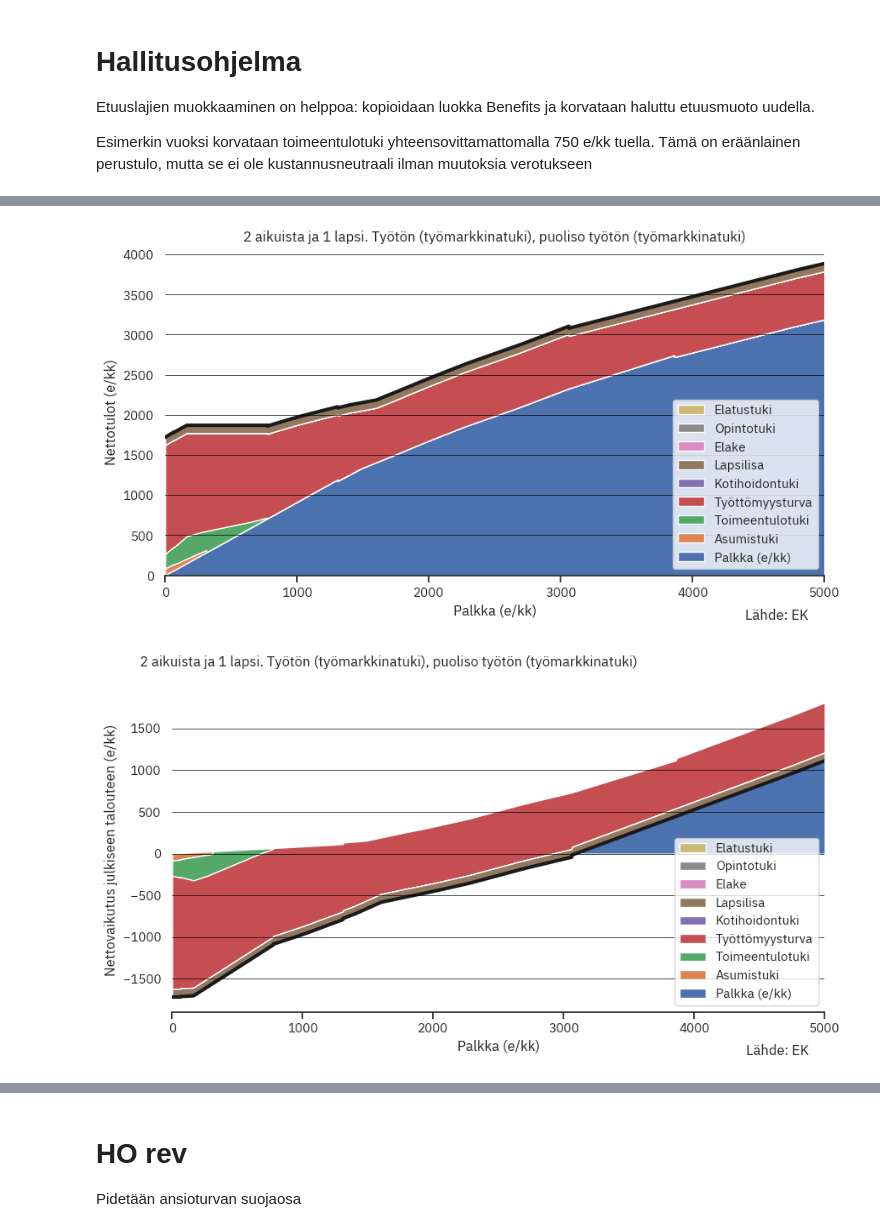
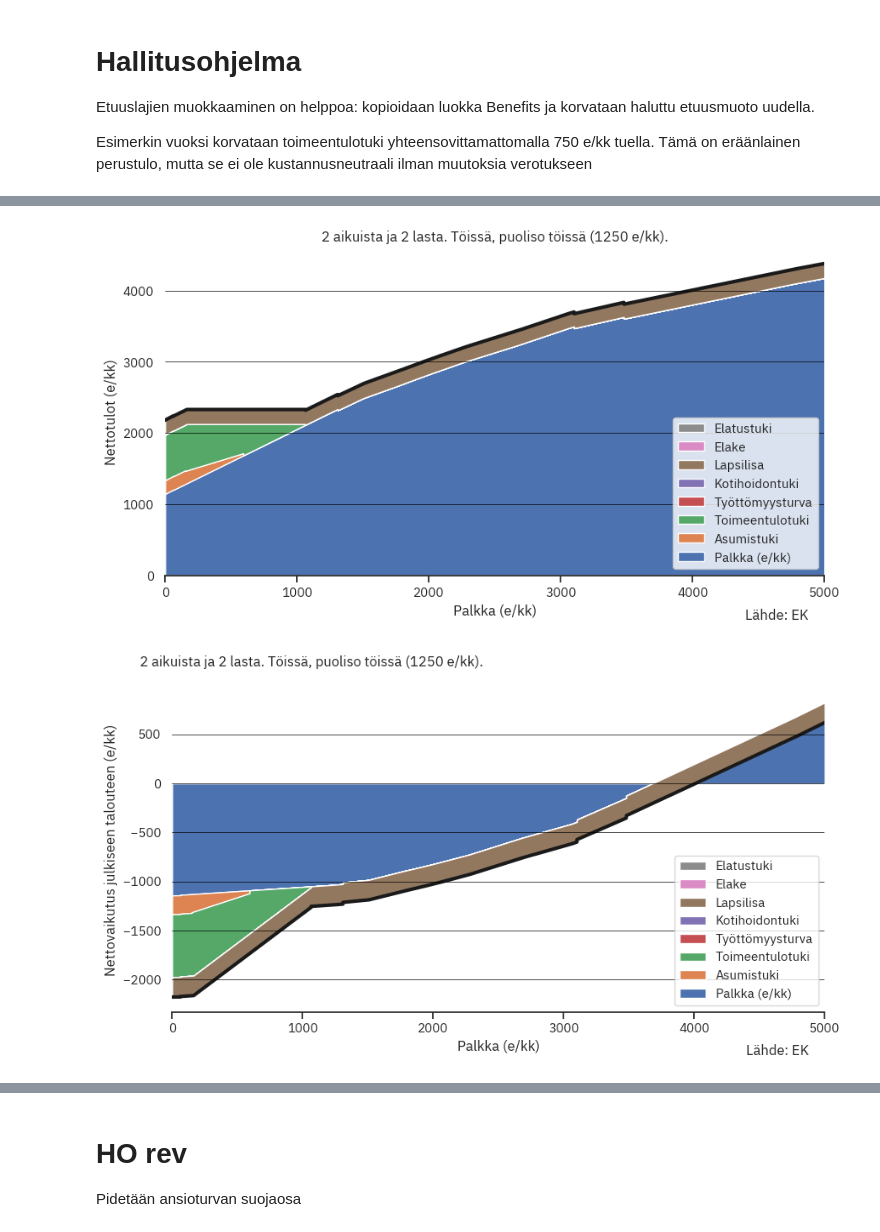
Before and after one commit to ajtanskanen/benefits, a Jupyter notebook: kannusteet HO.ipynb, the cells around one changed output, grey strips where cells are left out. Saved outputs shown, nothing was run; the diff lists cells and outputs as text; code cells hidden in the pictures.

```diff
--- a/kannusteet HO.ipynb
+++ b/kannusteet HO.ipynb
@@ -40,6 +40,6 @@ imagedir='kuvat/'
 
 Laskee työllisyysveroaste, työnteon efektiivisen marginaalivero ja käteen jäävä ansio kirjaston avulla. Valitaan ensin tyyppitapaus. Muuttuja p kertoo tarkat tiedot laskennankohteesta, selite sisältää kuvauksen siitä ja parametri tulosta kehottaa printtaamaan selite:en.
 # %%
-p,selite=fin_benefits.perheparametrit(perhetyyppi=64,kuntaryhmä=1,vuosi=2023,tulosta=True)
+p,selite=fin_benefits.perheparametrit(perhetyyppi=6,kuntaryhmä=1,vuosi=2023,tulosta=True)
 #p,selite=fin_benefits.perheparametrit(perhetyyppi=2,kuntaryhmä=1,vuosi=2023,tulosta=True)
 # %% [output]
@@ -163,9 +163,9 @@ ei palkkatuloja: -20.65 e/kk
 # %%
 # ja lasketaan & plotataan tulokset
 margHO.laske_ja_plottaa_marginaalit(p,plot_tva=True,figname=imagedir+'ho_gs_',
-                                 grayscale=False,incl_perustulo=False,incl_elake=False,incl_alv=include_alv,
+                                 grayscale=False,incl_perustulo=False,incl_elake=True,incl_alv=include_alv,
                                  incl_opintotuki=False,max_salary=max_salary,min_salary=min_salary,
                                     otsikko="HO",otsikkobase="nykytila")
 # %% [output]
-[figure, old version]
+[figure, new version]
-[figure, old version]
+[figure, new version]
```
Also changed, not shown: parts of 11 cells of this notebook, 4 other files.
